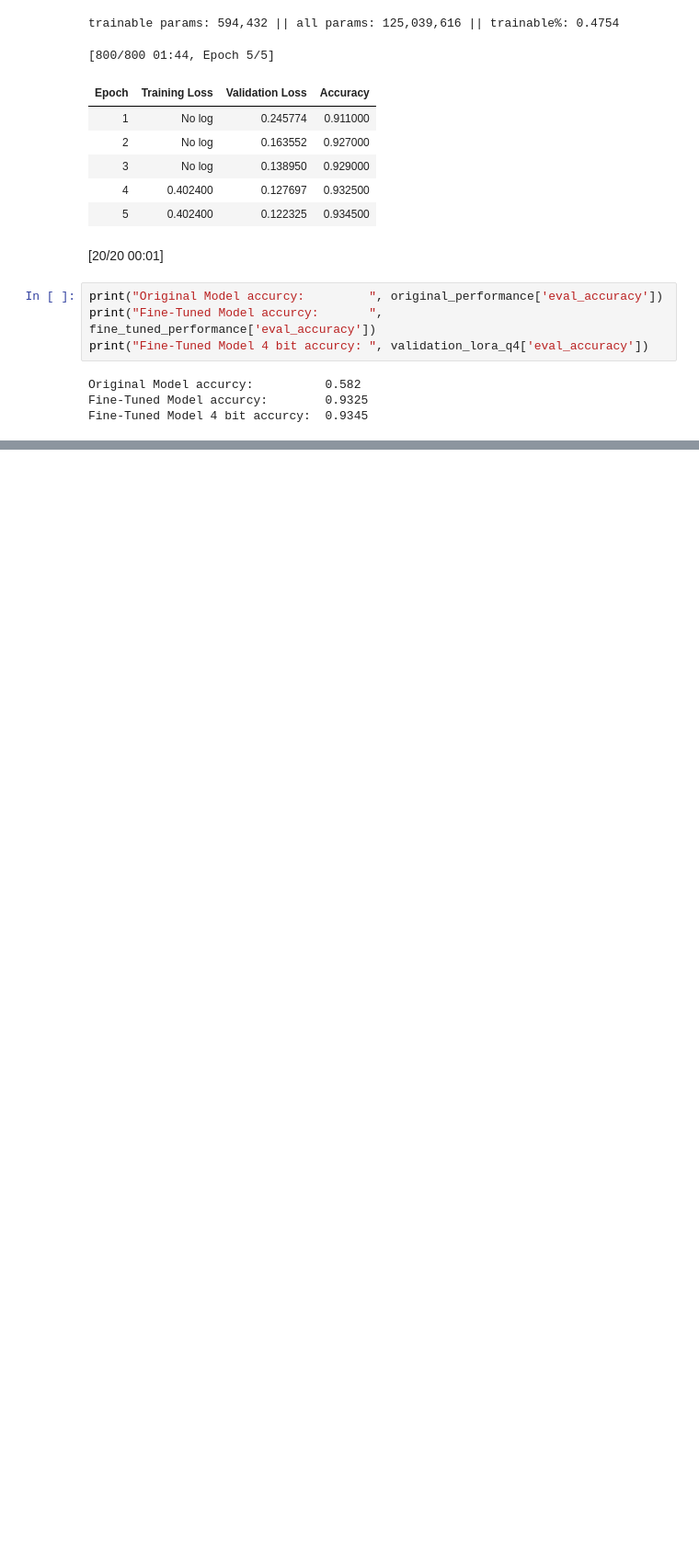
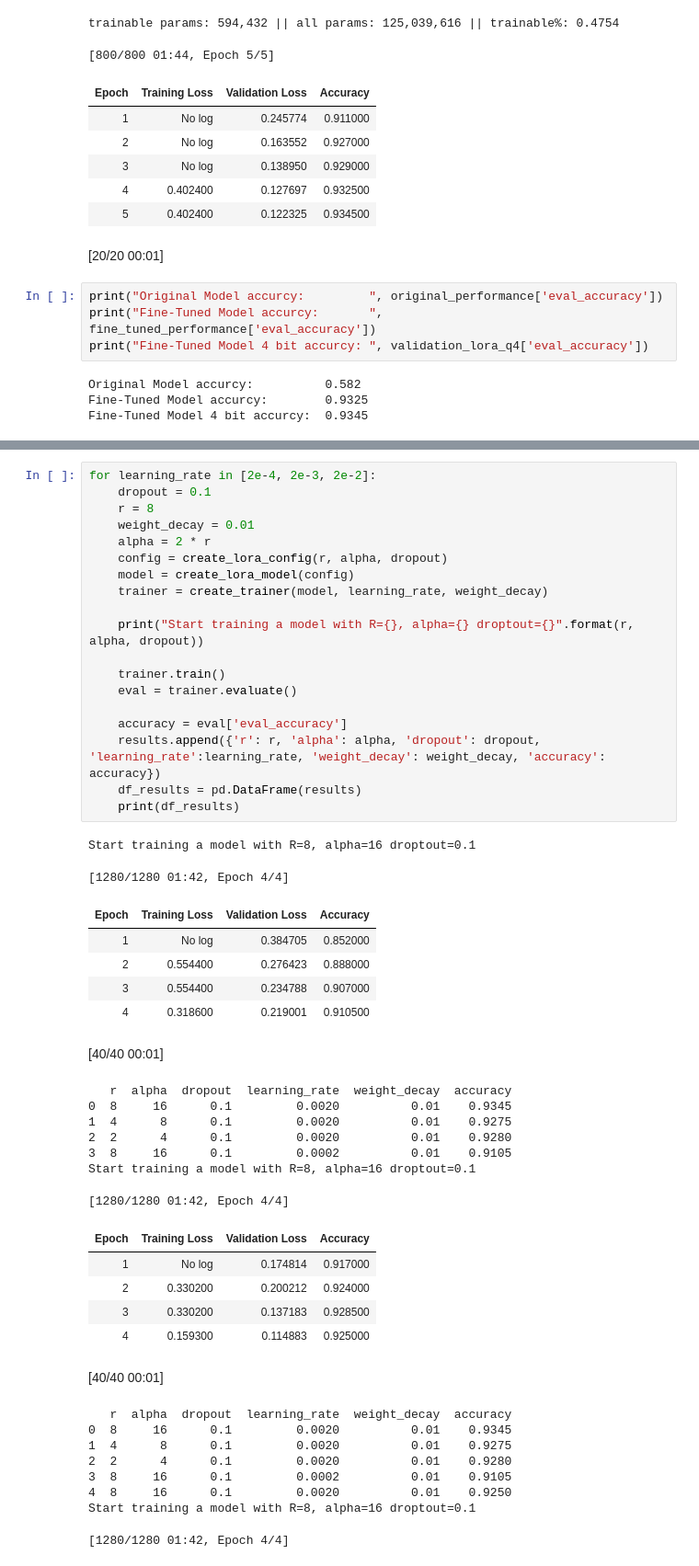
Before and after one commit to apichlkostner/generated_ai_project_1, a Jupyter notebook: LightweightFineTuning.ipynb, the cells around one changed output, grey strips where cells are left out. Shown at 92% size. Drawn from its saved outputs; the diff is of its cells as text; blank space fills up the shorter version.

```diff
--- a/LightweightFineTuning.ipynb
+++ b/LightweightFineTuning.ipynb
@@ -363,0 +493,49 @@ Fine-Tuned Model 4 bit accurcy:  0.9345
+# %%
+for learning_rate in [2e-4, 2e-3, 2e-2]:
+    dropout = 0.1
+    r = 8
+    weight_decay = 0.01
+    alpha = 2 * r
+    config = create_lora_config(r, alpha, dropout)
+    model = create_lora_model(config)
+    trainer = create_trainer(model, learning_rate, weight_decay)
+
+    print("Start training a model with R={}, alpha={} droptout={}".format(r, alpha, dropout))
+
+    trainer.train()
+    eval = trainer.evaluate()
+
+    accuracy = eval['eval_accuracy']
+    results.append({'r': r, 'alpha': alpha, 'dropout': dropout, 'learning_rate':learning_rate, 'weight_decay': weight_decay, 'accuracy': accuracy})
+    df_results = pd.DataFrame(results)
+    print(df_results)
+# %% [output]
+Start training a model with R=8, alpha=16 droptout=0.1
+[1280/1280 01:42, Epoch 4/4]
+| Epoch | Training Loss | Validation Loss | Accuracy |
+| 1 | No log | 0.384705 | 0.852000 |
+| 2 | 0.554400 | 0.276423 | 0.888000 |
+| 3 | 0.554400 | 0.234788 | 0.907000 |
+| 4 | 0.318600 | 0.219001 | 0.910500 |
+[40/40 00:01]
+   r  alpha  dropout  learning_rate  weight_decay  accuracy
+0  8     16      0.1         0.0020          0.01    0.9345
+1  4      8      0.1         0.0020          0.01    0.9275
+2  2      4      0.1         0.0020          0.01    0.9280
+3  8     16      0.1         0.0002          0.01    0.9105
+Start training a model with R=8, alpha=16 droptout=0.1
+[1280/1280 01:42, Epoch 4/4]
+| Epoch | Training Loss | Validation Loss | Accuracy |
+| 1 | No log | 0.174814 | 0.917000 |
+| 2 | 0.330200 | 0.200212 | 0.924000 |
+| 3 | 0.330200 | 0.137183 | 0.928500 |
+| 4 | 0.159300 | 0.114883 | 0.925000 |
+[40/40 00:01]
+   r  alpha  dropout  learning_rate  weight_decay  accuracy
+0  8     16      0.1         0.0020          0.01    0.9345
+1  4      8      0.1         0.0020          0.01    0.9275
+2  2      4      0.1         0.0020          0.01    0.9280
+3  8     16      0.1         0.0002          0.01    0.9105
+4  8     16      0.1         0.0020          0.01    0.9250
+Start training a model with R=8, alpha=16 droptout=0.1
+[1280/1280 01:42, Epoch 4/4]
```
Also changed, not shown: parts of 10 cells of this notebook.
